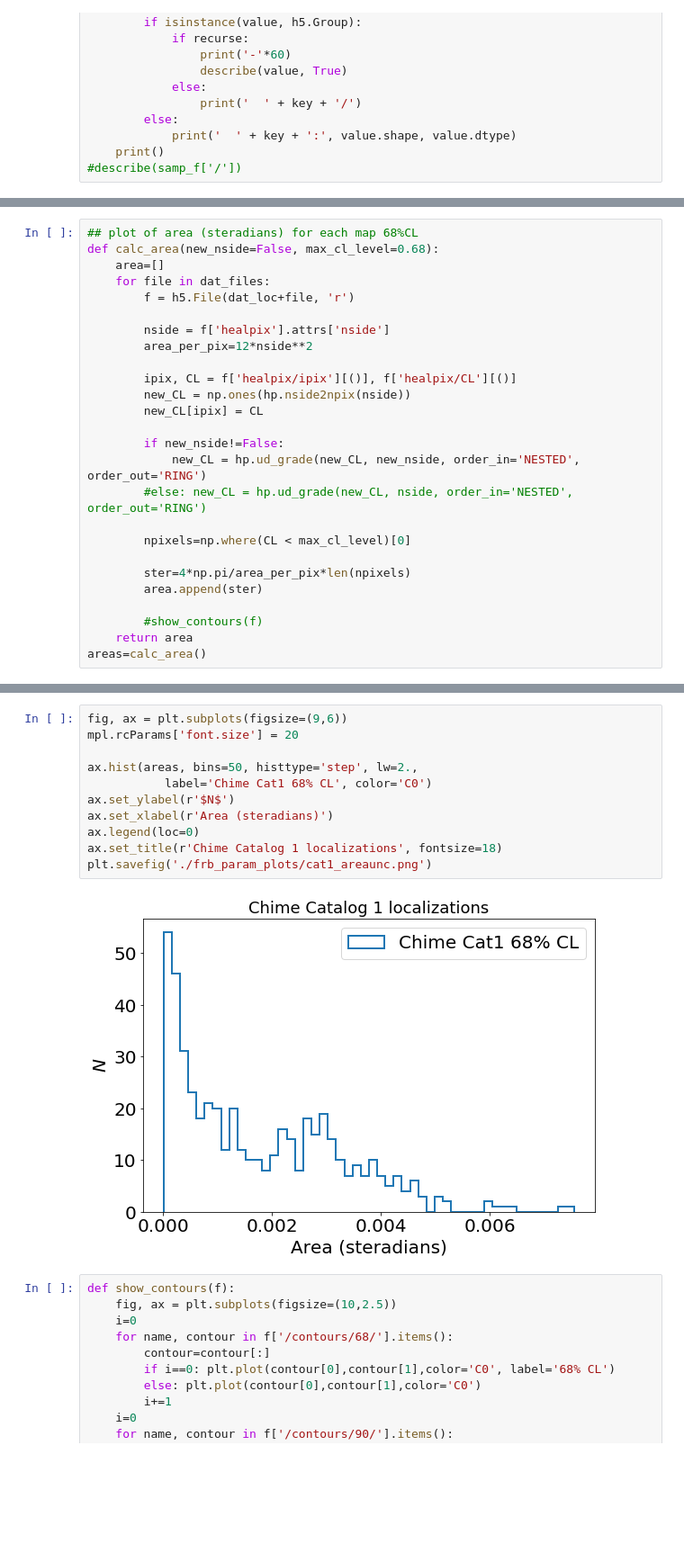
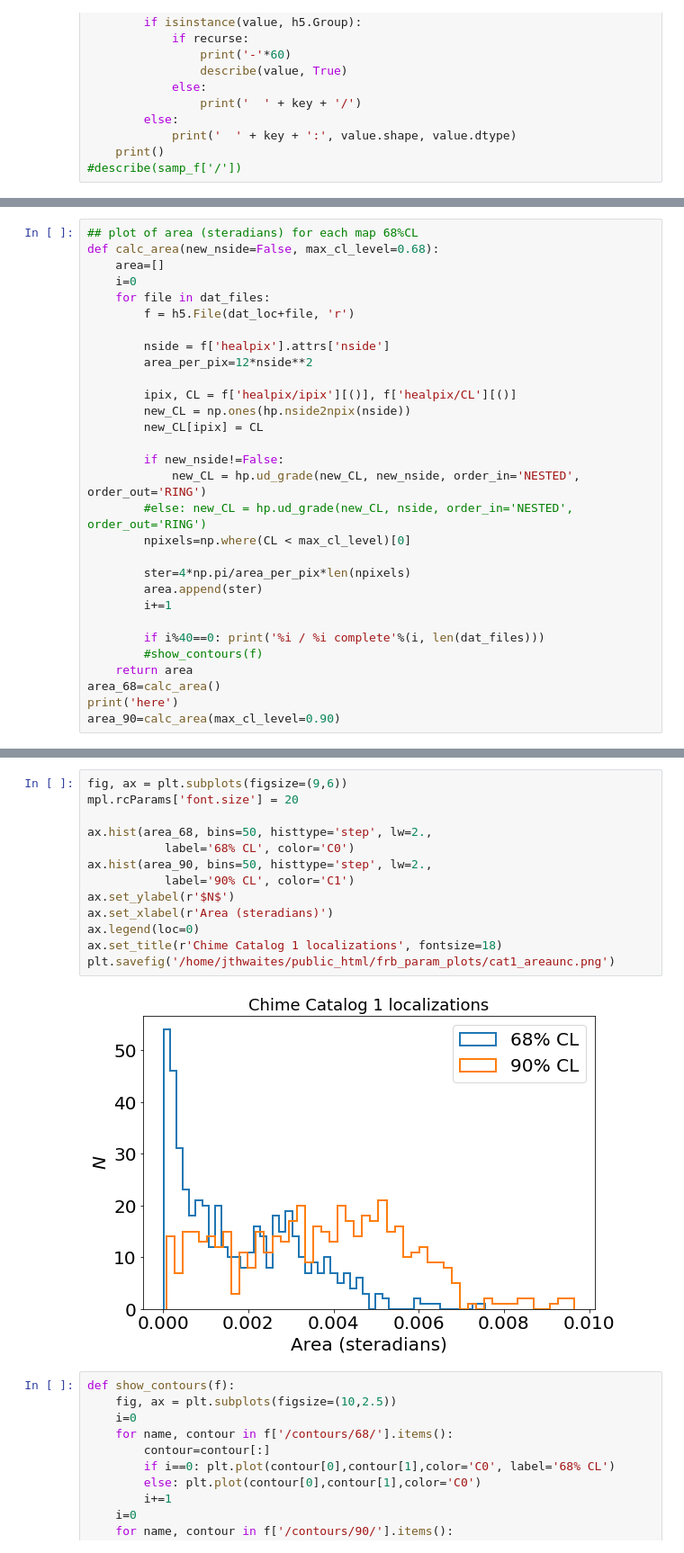
Before and after one commit to jessiethw/FRB, a Jupyter notebook: localizations.ipynb, the cells around one changed output, grey strips where cells are left out. Shown at 90% size. Drawn from its saved outputs; the diff is of its cells as text; blank space fills up the shorter version.

```diff
--- a/localizations.ipynb
+++ b/localizations.ipynb
@@ -151,6 +212,7 @@ plt.savefig('/home/jthwaites/public_html/frb_param_plots/cat1_decunc.png')
 ## plot of area (steradians) for each map 68%CL
 def calc_area(new_nside=False, max_cl_level=0.68):
     area=[]
+    i=0
     for file in dat_files:
         f = h5.File(dat_loc+file, 'r')
 
@@ -164,12 +226,15 @@ def calc_area(new_nside=False, max_cl_level=0.68):
         if new_nside!=False:
             new_CL = hp.ud_grade(new_CL, new_nside, order_in='NESTED', order_out='RING')
         #else: new_CL = hp.ud_grade(new_CL, nside, order_in='NESTED', order_out='RING')
-
         npixels=np.where(CL < max_cl_level)[0]
 
         ster=4*np.pi/area_per_pix*len(npixels)
         area.append(ster)
+        i+=1
 
+        if i%40==0: print('%i / %i complete'%(i, len(dat_files)))
         #show_contours(f)
     return area
-areas=calc_area()
+area_68=calc_area()
+print('here')
+area_90=calc_area(max_cl_level=0.90)
@@ -176,16 +259,18 @@ areas=calc_area()
 # %%
 fig, ax = plt.subplots(figsize=(9,6))
 mpl.rcParams['font.size'] = 20
 
-ax.hist(areas, bins=50, histtype='step', lw=2.,
-           label='Chime Cat1 68% CL', color='C0')
+ax.hist(area_68, bins=50, histtype='step', lw=2.,
+           label='68% CL', color='C0')
+ax.hist(area_90, bins=50, histtype='step', lw=2.,
+           label='90% CL', color='C1')
 ax.set_ylabel(r'$N$')
 ax.set_xlabel(r'Area (steradians)')
 ax.legend(loc=0)
 ax.set_title(r'Chime Catalog 1 localizations', fontsize=18)
-plt.savefig('./frb_param_plots/cat1_areaunc.png')
+plt.savefig('/home/jthwaites/public_html/frb_param_plots/cat1_areaunc.png')
 # %% [output]
-[figure, old version]
+[figure, new version]
 # %%
 def show_contours(f):
     fig, ax = plt.subplots(figsize=(10,2.5))
```
Also changed, not shown: parts of 7 cells of this notebook.
